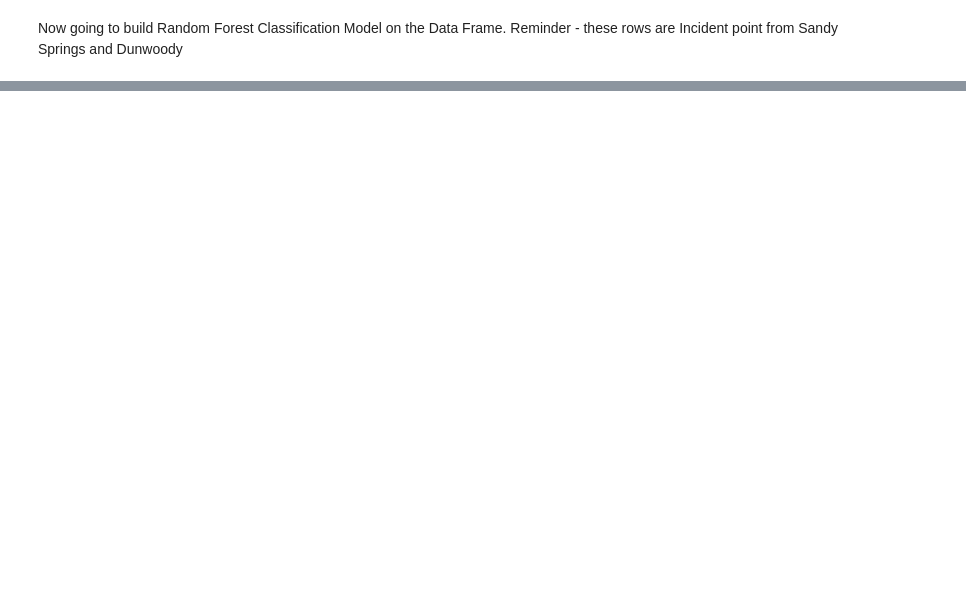
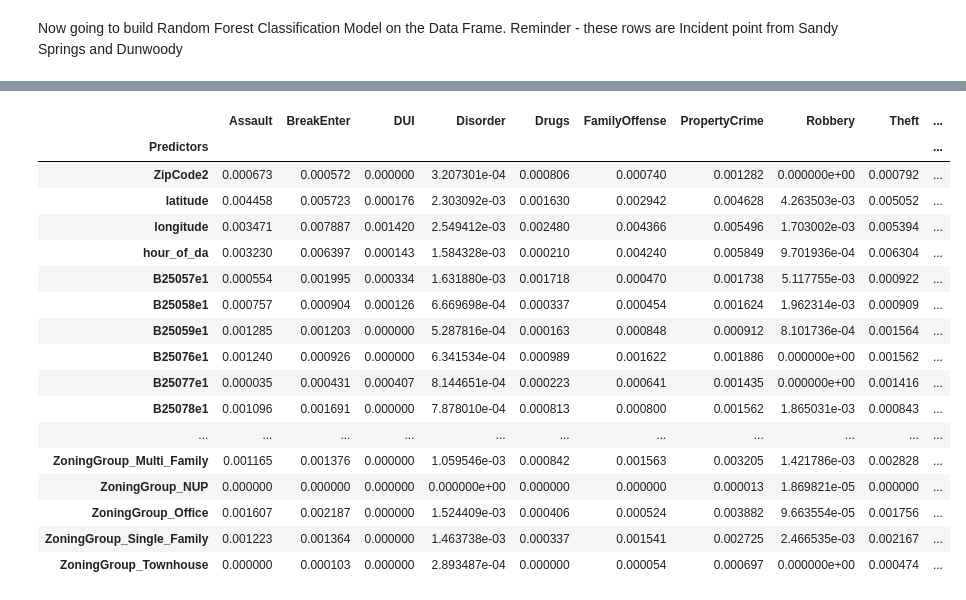
Before and after one commit to akell47/DataSciCourse, a Jupyter notebook: projects/final-projects/Incidents_SS_COD.ipynb, the cells around one changed output, grey strips where cells are left out. Drawn from its saved outputs; the diff is of its cells as text; code cells hidden in the pictures; blank space fills up the shorter version.

```diff
--- a/projects/final-projects/Incidents_SS_COD.ipynb
+++ b/projects/final-projects/Incidents_SS_COD.ipynb
@@ -391,0 +603,9 @@ zip(FeatureImportance, dataM.columns)
+# %%
+# Making Dummies after Encoding so that the Incident Group dummy variables go at the end of the Data Frame
+CategoriesforDummies = ["day_of_wee", "CityName", "weatherEventGroup", "ZoningGroup", "IncidentGroup2"]
+Categories = dfMCats[CategoriesforDummies]
+print Categories.head()
+dummies = pd.get_dummies(Categories)
+# dummies.head()
+dfMCats = dfMCats.join(dummies)
+dfMCats.head()
@@ -391,0 +645,4 @@ zip(FeatureImportance, dataM.columns)
+# %%
+CatColstoDrop = ["day_of_wee", "CityName", "weatherEventGroup", "ZoningGroup", "EST", "date_incid", "IncidentGroup2"]
+# drop these columns that have text categories for the model
+dfMCats.drop(CatColstoDrop, axis = 1, inplace = True)
@@ -391,0 +672,2 @@ zip(FeatureImportance, dataM.columns)
+# %%
+dfMCats.fillna(0, inplace = True)
@@ -391,0 +845,43 @@ zip(FeatureImportance, dataM.columns)
+# %%
+Preds = X.columns.tolist()
+# %%
+FI = modelDT.feature_importances_
+FI_Assault = modelDT_Assault.feature_importances_
+FI_BreakEnter = modelDT_BreakEnter.feature_importances_
+FI_Disorder = modelDT_Disorder.feature_importances_
+FI_Drugs = modelDT_Drugs.feature_importances_
+FI_FamOff = modelDT_FamOff.feature_importances_
+FI_PropCrime = modelDT_PropCrime.feature_importances_
+FI_Robbery = modelDT_Robbery.feature_importances_
+FI_Theft = modelDT_Theft.feature_importances_
+FI_Traffic = modelDT_Traffic.feature_importances_
+FI_DUI = modelDT_DUI.feature_importances_
+
+
+dic = {"Predictors": pd.Series(Preds), "Assault": pd.Series(FI_Assault), "BreakEnter" : pd.Series(FI_BreakEnter),
+      "Disorder": pd.Series(FI_Disorder), "Drugs": pd.Series(FI_Drugs), "FamilyOffense" : pd.Series(FI_FamOff),
+      "PropertyCrime": pd.Series(FI_PropCrime), "Robbery" : pd.Series(FI_Robbery), "Theft" : pd.Series(FI_Theft),
+      "Traffic": pd.Series(FI_Traffic), "DUI": pd.Series(FI_DUI)
+      }
+FIdf = pd.DataFrame(dic)
+FIdf.set_index('Predictors', inplace = True)
+FIdf
+# %% [output]
+|  | Assault | BreakEnter | DUI | Disorder | Drugs | FamilyOffense | PropertyCrime | Robbery | Theft | ... |
+| Predictors |  |  |  |  |  |  |  |  |  | ... |
+| ZipCode2 | 0.000673 | 0.000572 | 0.000000 | 3.207301e-04 | 0.000806 | 0.000740 | 0.001282 | 0.000000e+00 | 0.000792 | ... |
+| latitude | 0.004458 | 0.005723 | 0.000176 | 2.303092e-03 | 0.001630 | 0.002942 | 0.004628 | 4.263503e-03 | 0.005052 | ... |
+| longitude | 0.003471 | 0.007887 | 0.001420 | 2.549412e-03 | 0.002480 | 0.004366 | 0.005496 | 1.703002e-03 | 0.005394 | ... |
+| hour_of_da | 0.003230 | 0.006397 | 0.000143 | 1.584328e-03 | 0.000210 | 0.004240 | 0.005849 | 9.701936e-04 | 0.006304 | ... |
+| B25057e1 | 0.000554 | 0.001995 | 0.000334 | 1.631880e-03 | 0.001718 | 0.000470 | 0.001738 | 5.117755e-03 | 0.000922 | ... |
+| B25058e1 | 0.000757 | 0.000904 | 0.000126 | 6.669698e-04 | 0.000337 | 0.000454 | 0.001624 | 1.962314e-03 | 0.000909 | ... |
+| B25059e1 | 0.001285 | 0.001203 | 0.000000 | 5.287816e-04 | 0.000163 | 0.000848 | 0.000912 | 8.101736e-04 | 0.001564 | ... |
+| B25076e1 | 0.001240 | 0.000926 | 0.000000 | 6.341534e-04 | 0.000989 | 0.001622 | 0.001886 | 0.000000e+00 | 0.001562 | ... |
+| B25077e1 | 0.000035 | 0.000431 | 0.000407 | 8.144651e-04 | 0.000223 | 0.000641 | 0.001435 | 0.000000e+00 | 0.001416 | ... |
+| B25078e1 | 0.001096 | 0.001691 | 0.000000 | 7.878010e-04 | 0.000813 | 0.000800 | 0.001562 | 1.865031e-03 | 0.000843 | ... |
+| ... | ... | ... | ... | ... | ... | ... | ... | ... | ... | ... |
+| ZoningGroup_Multi_Family | 0.001165 | 0.001376 | 0.000000 | 1.059546e-03 | 0.000842 | 0.001563 | 0.003205 | 1.421786e-03 | 0.002828 | ... |
+| ZoningGroup_NUP | 0.000000 | 0.000000 | 0.000000 | 0.000000e+00 | 0.000000 | 0.000000 | 0.000013 | 1.869821e-05 | 0.000000 | ... |
+| ZoningGroup_Office | 0.001607 | 0.002187 | 0.000000 | 1.524409e-03 | 0.000406 | 0.000524 | 0.003882 | 9.663554e-05 | 0.001756 | ... |
+| ZoningGroup_Single_Family | 0.001223 | 0.001364 | 0.000000 | 1.463738e-03 | 0.000337 | 0.001541 | 0.002725 | 2.466535e-03 | 0.002167 | ... |
+| ZoningGroup_Townhouse | 0.000000 | 0.000103 | 0.000000 | 2.893487e-04 | 0.000000 | 0.000054 | 0.000697 | 0.000000e+00 | 0.000474 | ... |
```
Also changed, not shown: parts of 108 cells of this notebook.
